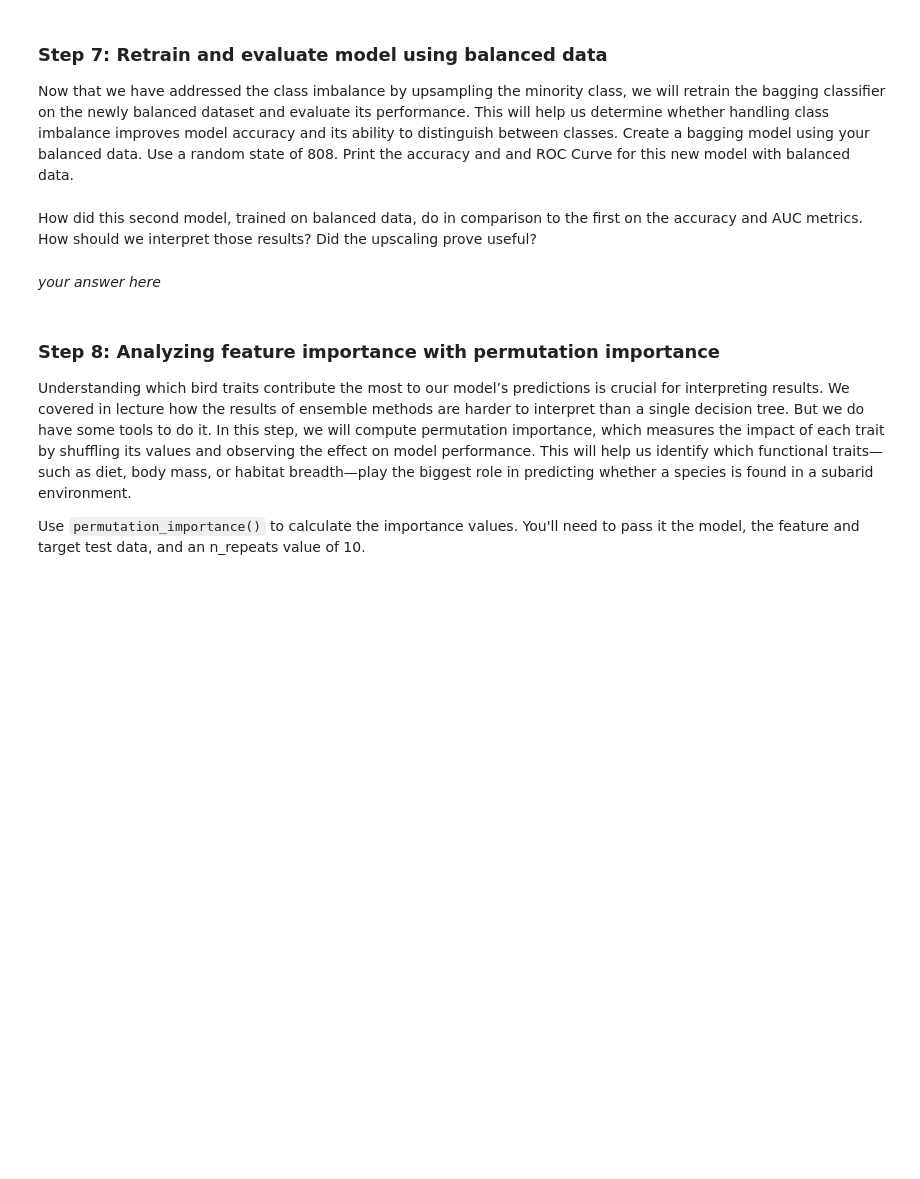
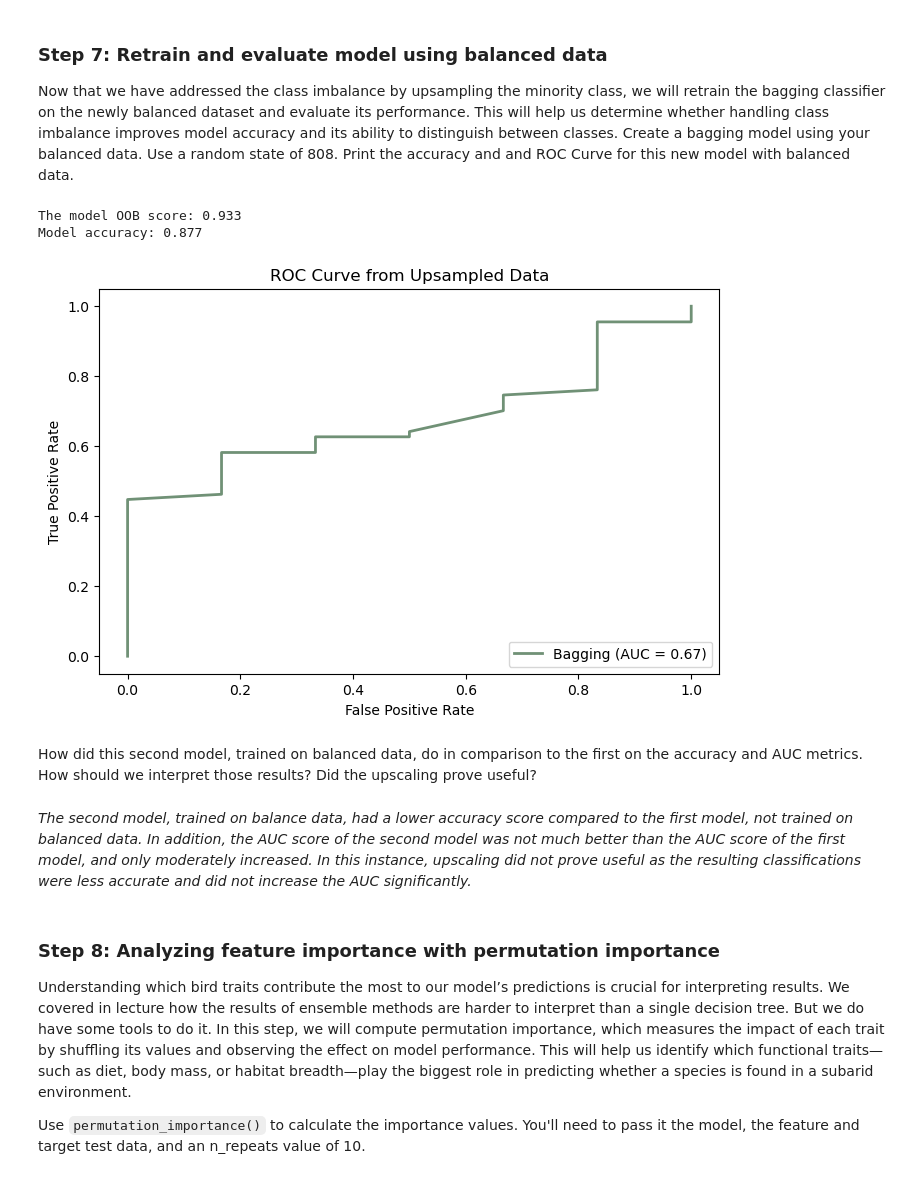
Before and after one commit to rfswick/EDS232-labs, a Jupyter notebook: Week5/lab5-birds.ipynb, the cells around one changed output. Cells and saved outputs as stored; diff of their text form; code cells hidden in the pictures; blank space fills up the shorter version.

```diff
--- a/Week5/lab5-birds.ipynb
+++ b/Week5/lab5-birds.ipynb
@@ -244,10 +286,51 @@ Merge the original majority class with the newly upsampled minority class.
 ### Step 7: Retrain and evaluate model using balanced data
 
 Now that we have addressed the class imbalance by upsampling the minority class, we will retrain the bagging classifier on the newly balanced dataset and evaluate its performance. This will help us determine whether handling class imbalance improves model accuracy and its ability to distinguish between classes. Create a bagging model using your balanced data. Use a random state of 808. Print the accuracy and and ROC Curve for this new model with balanced data.
+# %%
+# Train a Bagging Ensemble of Decision Trees
+bagging_up = BaggingClassifier(estimator = DecisionTreeClassifier(),
+                            n_estimators = 100, # Number of trees
+                            oob_score = True,
+                            bootstrap = True,
+                            random_state = 808)
+
+# Fit model with upsampled data
+bagging_up.fit(X_upsampled, y_upsampled)
+
+# Generate predictions
+bagging_pred_y_up = bagging_up.predict(X_test)
+
+# Out-of-Bag (OOB) Score
+oob_score_up = bagging_up.oob_score_
+
+# Model accuracy
+accuracy_up = accuracy_score(y_test, bagging_pred_y_up)
+
+print(f"The model OOB score: {oob_score_up:.3f}")
+print(f"Model accuracy: {accuracy_up:.3f}")
+
+# ROC Curve
+fpr_up, tpr_up, _ = roc_curve(y_test, bagging_up.predict_proba(X_test)[:, 1])
+roc_auc_up = auc(fpr_up, tpr_up)
+
+plt.figure(figsize=(8, 5))
+
+plt.plot(fpr_up, tpr_up, color='#709176', lw=2, label=f'Bagging (AUC = {roc_auc_up:.2f})')
+
+plt.title('ROC Curve from Upsampled Data')
+plt.xlabel('False Positive Rate')
+plt.ylabel('True Positive Rate')
+plt.legend(loc="lower right")
+
+plt.show()
+# %% [output]
+The model OOB score: 0.933
+Model accuracy: 0.877
+[figure, added]
 # %% [markdown]
 How did this second model, trained on balanced data, do in comparison to the first on the accuracy and AUC metrics.  How should we interpret those results?  Did the upscaling prove useful?
-# %% [markdown]
-*your answer here*
+# %% [markdown]
+*The second model, trained on balance data, had a lower accuracy score compared to the first model, not trained on balanced data. In addition, the AUC score of the second model was not much better than the AUC score of the first model, and only moderately increased. In this instance, upscaling did not prove useful as the resulting classifications were less accurate and did not increase the AUC significantly.*
 # %% [markdown]
 ### Step 8: Analyzing feature importance with permutation importance
 
```
Also changed, not shown: parts of 12 cells of this notebook.
